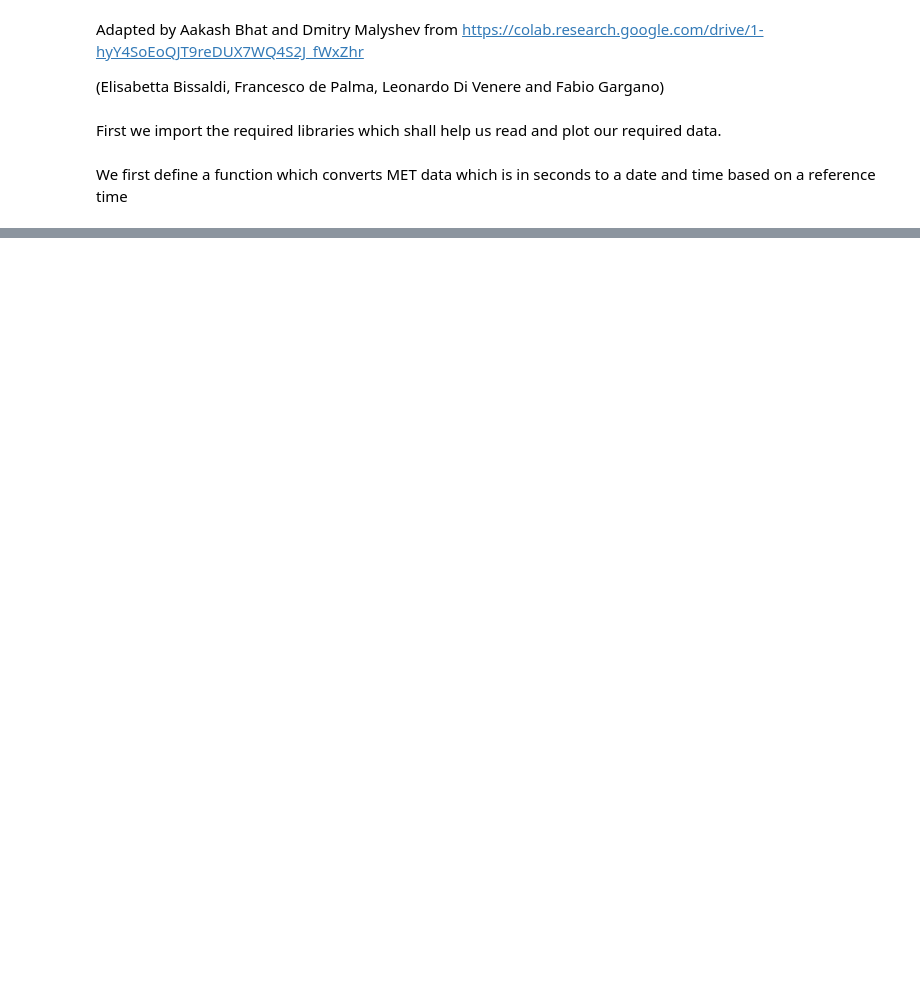
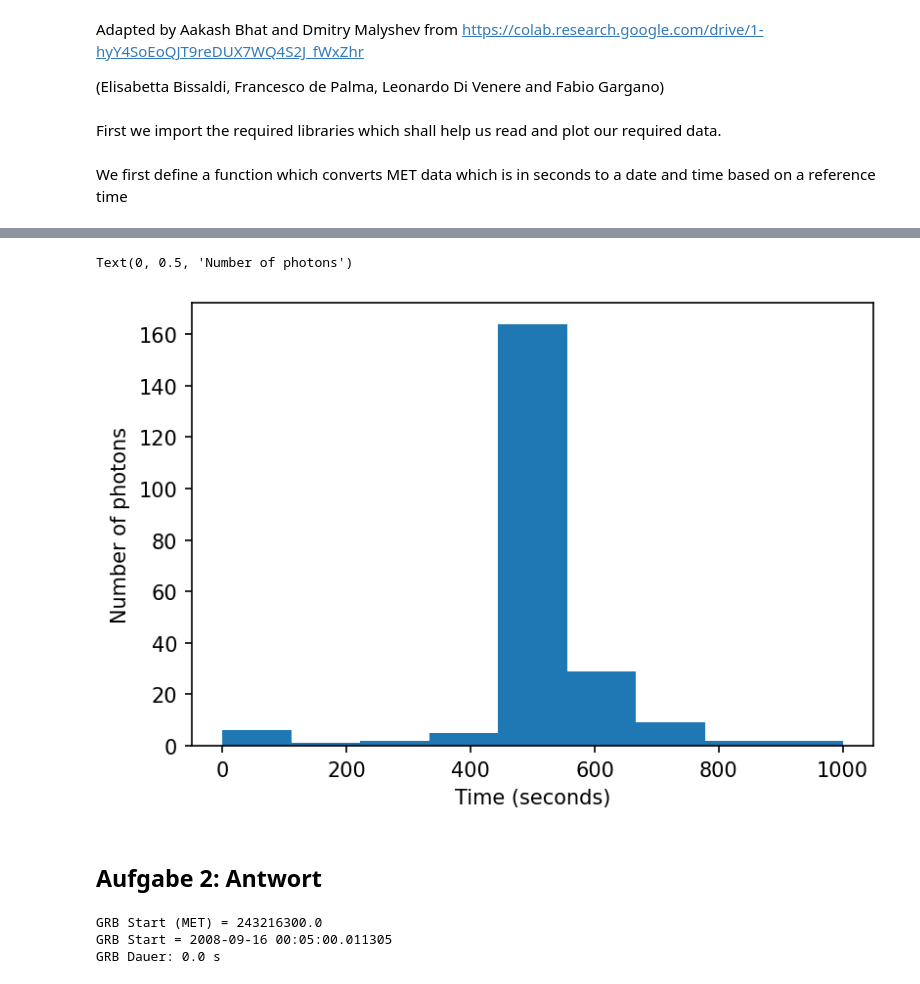
Before and after one commit to tunbehaun273/Fermi-Masterclass, a Jupyter notebook: Notebooks/FermiMasterclass_FAU_GRB-analysis.ipynb, the cells around one changed output, grey strips where cells are left out. Saved outputs shown, nothing was run; the diff lists cells and outputs as text; code cells hidden in the pictures; blank space fills up the shorter version.

```diff
--- a/Notebooks/FermiMasterclass_FAU_GRB-analysis.ipynb
+++ b/Notebooks/FermiMasterclass_FAU_GRB-analysis.ipynb
@@ -437,0 +199,45 @@ mimsave('temp.gif', images, fps=1)
+# %%
+# Verschieben der MET Zeiten, sodass die Zeit des erten Events bei 0 ist
+tmin0 = min(times)
+tmax0 = max(times)
+delta_times = times - tmin0
+
+#############################################
+#########   Ändert die Werte hier   ########
+#-------------------------------------------#
+ntbins = 10 ### Anzahl der Bins
+tmin = 0 ### Startzeit (in verschobener MET)
+tmax = 1000 ### Endzeit (in verschobener MET)
+#-------------------------------------------#
+#############################################
+
+tbins = np.linspace(tmin, tmax, ntbins)
+
+plt.figure(dpi=150)
+hist_data = plt.hist(delta_times, bins=tbins)
+plt.xlabel('Time (seconds)')
+plt.ylabel('Number of photons')
+# %% [output]
+Text(0, 0.5, 'Number of photons')
+[figure, added]
+# %% [markdown]
+## Aufgabe 2: Antwort
+# %%
+##############################################################
+# Tragt hier eure gefundene Startzeit und Dauer des GRB ein  #
+#------------------------------------------------------------#
+t_start = 0.0  # (in verschobener MET)
+dauer = 0.0    # (in Sekunden)
+#------------------------------------------------------------#
+##############################################################
+
+# Transformiere zurück zu MET Zeit und dann zu Datum und Uhrzeit
+t_begin_MET = tmin0 + t_start
+date_time = met2date(t_begin_MET)
+print('GRB Start (MET) = %.1f' % t_begin_MET)
+print('GRB Start = %s' % date_time)
+print('GRB Dauer: %s s' % dauer)
+# %% [output]
+GRB Start (MET) = 243216300.0
+GRB Start = 2008-09-16 00:05:00.011305
+GRB Dauer: 0.0 s
```
Also changed, not shown: parts of 42 cells of this notebook.
